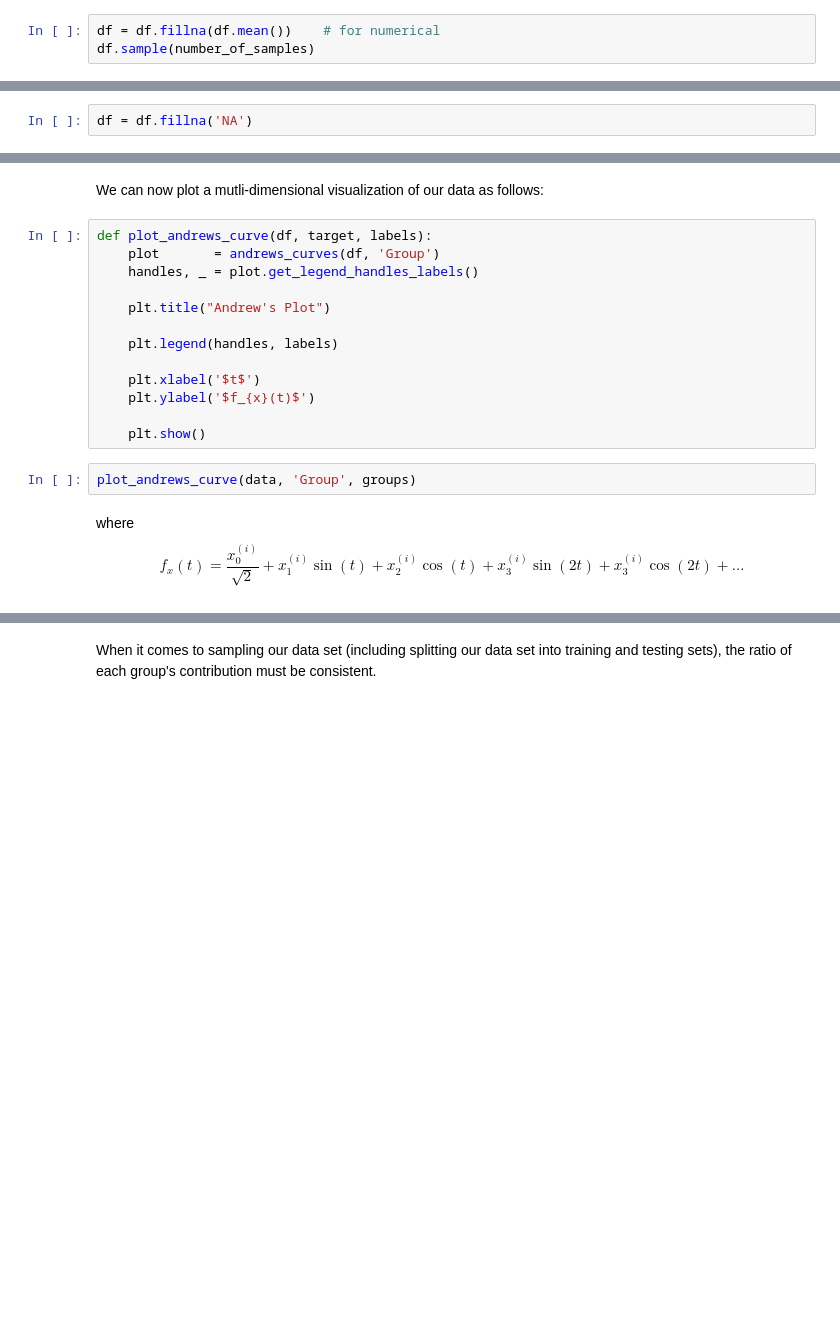
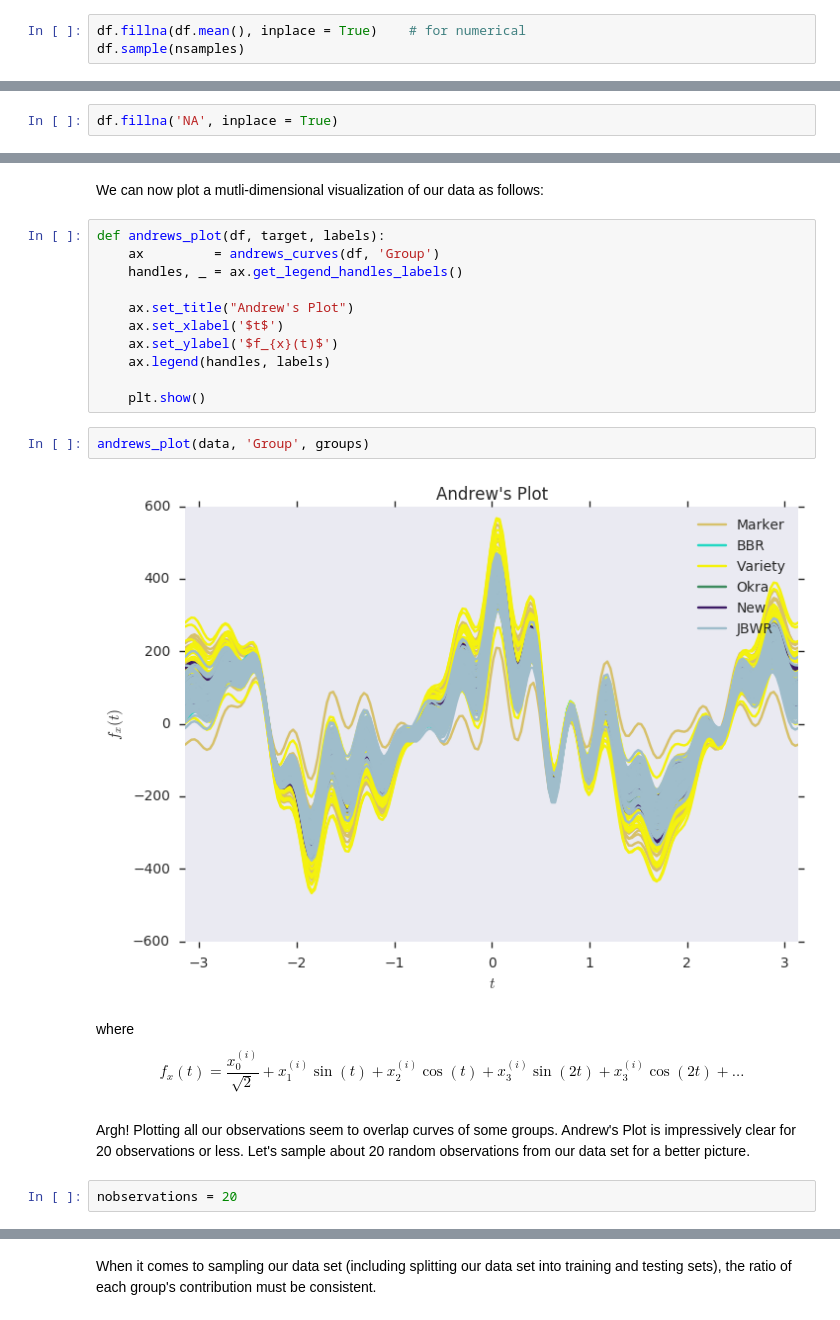
Before and after one commit to achillesrasquinha/brains-from-scratch, a Jupyter notebook: Brains from Scratch - Machine Learning for dummies.ipynb, the cells around one changed output, grey strips where cells are left out. Saved outputs shown, nothing was run; the diff lists cells and outputs as text; blank space fills up the shorter version.

```diff
--- a/Brains from Scratch - Machine Learning for dummies.ipynb
+++ b/Brains from Scratch - Machine Learning for dummies.ipynb
@@ -1403,3 +1421,3 @@ Around $7.88\%$ of our entire data set contains missing values.
 # %%
-df = df.fillna(df.mean())    # for numerical
-df.sample(number_of_samples)
+df.fillna(df.mean(), inplace = True)    # for numerical
+df.sample(nsamples)
@@ -1410,7 +1436,7 @@ In case of our numerical feature variables, we successfully imputed our missing
 # %% [markdown]
 Aha! We've reduced our number of missing values so far from about $7.88 \%$ to $3.74 \%$.
 # %%
-df = df.fillna('NA')
+df.fillna('NA', inplace = True)
 # %% [markdown]
 ### Visualization
 `pandas` has a great plotting module extension to `matplotlib` that can help us visualizing mutli-variate data. Keeping our objective in mind, we can somewhat visualize our multi-variate data using n-dimensional visualizations, one being the Andrews Plot.
@@ -1434,20 +1466,24 @@ groups =   le['Group'].inverse_transform(labels)
 # %% [markdown]
 We can now plot a mutli-dimensional visualization of our data as follows:
 # %%
-def plot_andrews_curve(df, target, labels):
-    plot       = andrews_curves(df, 'Group')
-    handles, _ = plot.get_legend_handles_labels()
+def andrews_plot(df, target, labels):
+    ax         = andrews_curves(df, 'Group')
+    handles, _ = ax.get_legend_handles_labels()
 
-    plt.title("Andrew's Plot")
-
-    plt.legend(handles, labels)
-
-    plt.xlabel('$t$')
-    plt.ylabel('$f_{x}(t)$')
+    ax.set_title("Andrew's Plot")
+    ax.set_xlabel('$t$')
+    ax.set_ylabel('$f_{x}(t)$')
+    ax.legend(handles, labels)
 
     plt.show()
 # %%
-plot_andrews_curve(data, 'Group', groups)
+andrews_plot(data, 'Group', groups)
+# %% [output]
+[figure, added]
 # %% [markdown]
 where $$f_{x}(t) = \frac{x^{(i)}_{0}}{\sqrt{2}} + x^{(i)}_{1}\sin{(t)} + x^{(i)}_{2}\cos{(t)} + x^{(i)}_{3}\sin{(2t)} + x^{(i)}_{3}\cos{(2t)} + \dots$$
+# %% [markdown]
+Argh! Plotting all our observations seem to overlap curves of some groups. Andrew's Plot is impressively clear for 20 observations or less. Let's sample about 20 random observations from our data set for a better picture.
+# %%
+nobservations = 20
 # %% [markdown]
```
Also changed, not shown: parts of 25 cells of this notebook, 1 other file.
